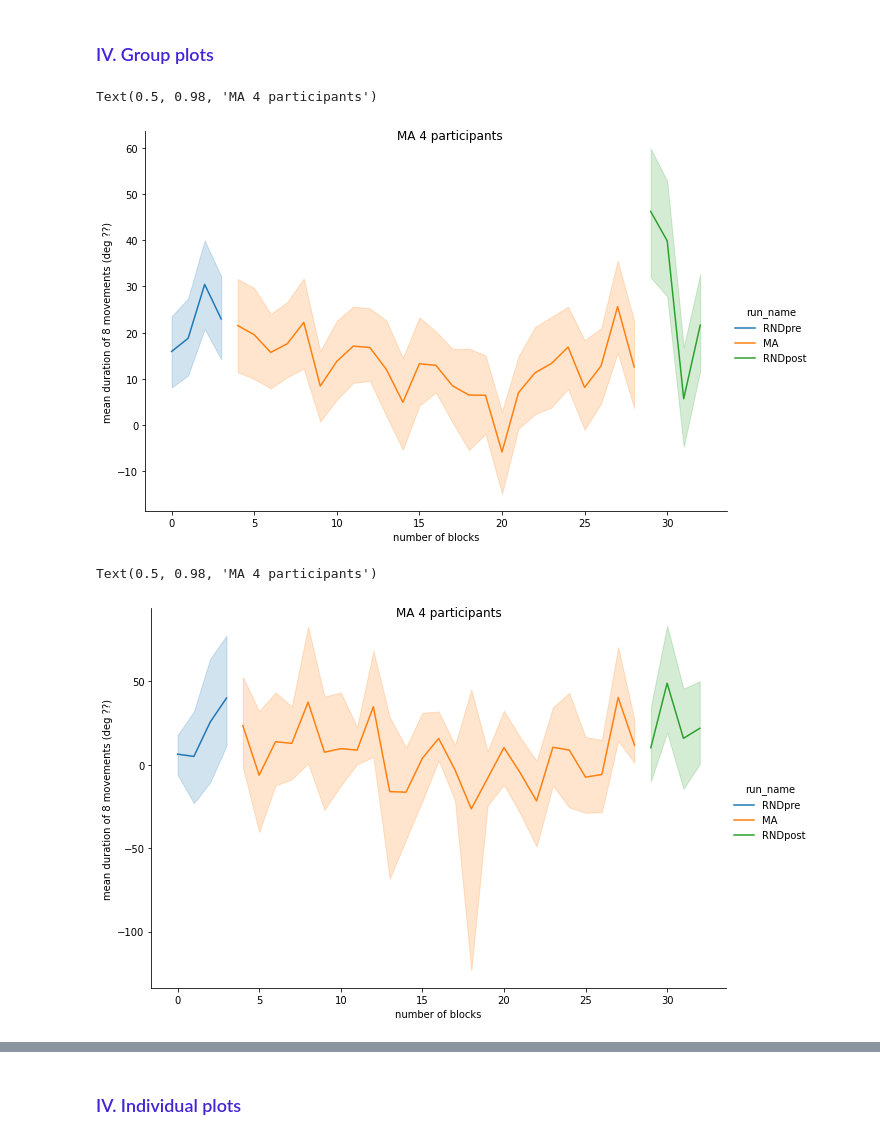
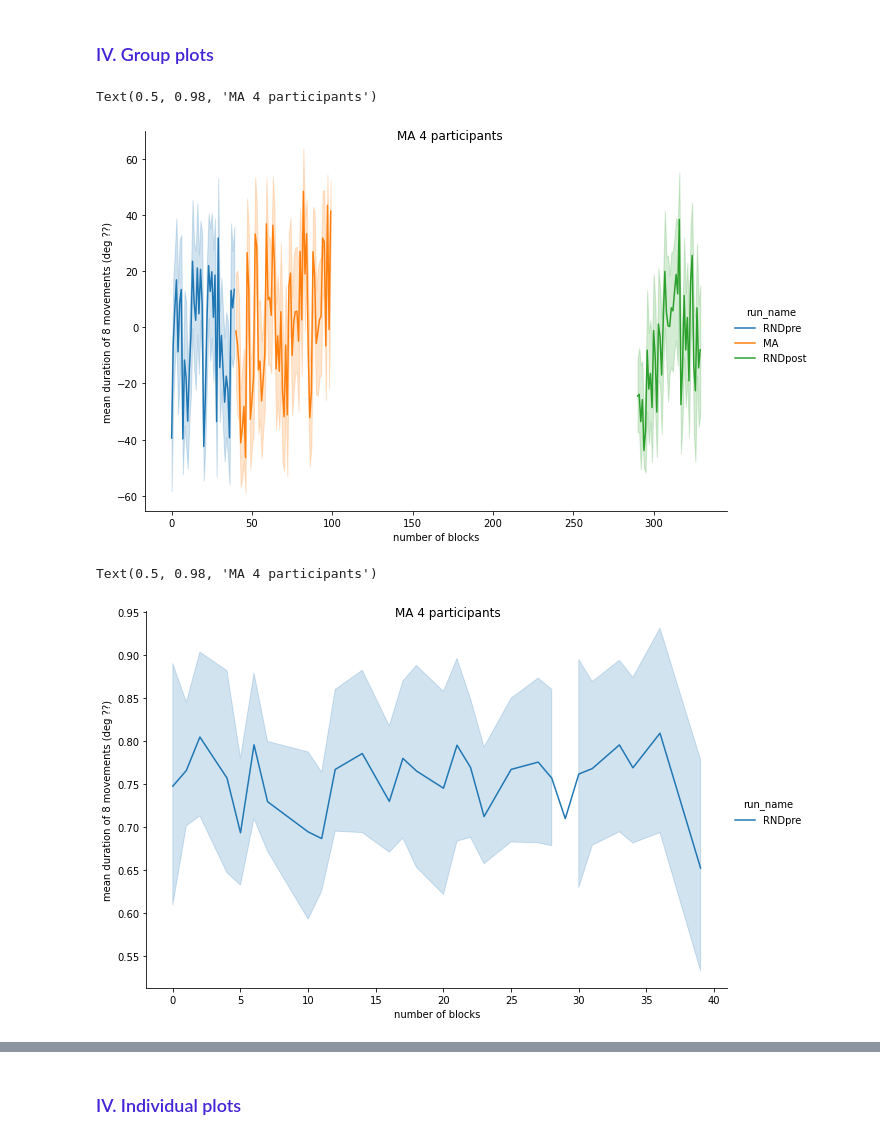
Before and after one commit to CarolineLndl/pilot_project_MAMSL_analyses, a Jupyter notebook: notebook/3_analyses.ipynb, the cells around one changed output, grey strips where cells are left out. Drawn from its saved outputs; the diff is of its cells as text; code cells hidden in the pictures.

```diff
--- a/notebook/3_analyses.ipynb
+++ b/notebook/3_analyses.ipynb
@@ -22,8 +25,10 @@ from movement_analyses import Movement_analyses
 with open('../config/config_MAMSL.json') as config_file: # the notebook should be in 'xx/notebook/' folder #config_proprio
     config = json.load(config_file) # load config file should be open first and the path inside modified
 
-config["list_subjects"]={"sub-009":{"sess01":"MA"}}#,"sub-010":{"sess01":"MA"},"sub-011":{"sess01":"MA"},"sub-012":{"sess01":"MA"}}
-config["subjects_acq"]={"sub-009":{"sess01":["RNDpre","MA","RNDpost"]}}#,"sub-010":{"sess01":["RNDpre","MA","RNDpost"]},"sub-011":{"sess01":["RNDpre","MA","RNDpost"]},"sub-012":{"sess01":["RNDpre","MA","RNDpost"]}}
+config["list_subjects"]={"sub-009":{"sess01":"MA"},"sub-010":{"sess01":"MA"},"sub-011":{"sess01":"MA"},"sub-012":{"sess01":"MA"}}
+config["subjects_acq"]={"sub-009":{"sess01":["RNDpre","MA","RNDpost"]},"sub-010":{"sess01":["RNDpre","MA","RNDpost"]},"sub-011":{"sess01":["RNDpre","MA","RNDpost"]},"sub-012":{"sess01":["RNDpre","MA","RNDpost"]}}
+config["list_subjects"]={"sub-011":{"sess01":"MA"}}
+config["subjects_acq"]={"sub-011":{"sess01":["RNDpre","MA","RNDpost"]}}
 
 mvmt_ana=Movement_analyses(config) # initialize the function
 
@@ -70,18 +174,19 @@ plt.ylim(-1, 1)
 # %%
 #loop for each subjects --------------------
 mean_bySeq_concat={}
-config["list_subjects"]={"sub-009":{"sess01":"MA"}}#,"sub-010":{"sess01":"MA"},"sub-011":{"sess01":"MA"},"sub-011":{"sess01":"MA"},"sub-012":{"sess01":"MA"}}
-config["subjects_acq"]={"sub-009":{"sess01":["RNDpre","MA","RNDpost"]}}#,"sub-010":{"sess01":["RNDpre","MA","RNDpost"]},"sub-011":{"sess01":["RNDpre","MA","RNDpost"]},"sub-012":{"sess01":["RNDpre","MA","RNDpost"]}}
-
+#config["list_subjects"]={"sub-009":{"sess01":"MA"},"sub-010":{"sess01":"MA"},"sub-011":{"sess01":"MA"},"sub-012":{"sess01":"MA"}}
+#config["subjects_acq"]={"sub-009":{"sess01":["RNDpre","MA","RNDpost"]},"sub-010":{"sess01":["RNDpre","MA","RNDpost"]},"sub-011":{"sess01":["RNDpre","MA","RNDpost"]},"sub-012":{"sess01":["RNDpre","MA","RNDpost"]}}
+config["list_subjects"]={"sub-011":{"sess01":"MA"}}
+config["subjects_acq"]={"sub-011":{"sess01":["RNDpre","MA","RNDpost"]}}
 for subject_name in config["list_subjects"]:
 
     mean_bySeq_concat[subject_name]={}
     for sess_nb in range(0,len(config["list_subjects"][subject_name])):
         sess=config["list_subjects"][subject_name]["sess0" + str(sess_nb+1)] # name of the session for that participant
 
-        mean_bySeq_concat[subject_name][sess]=pd.concat([trialKin[subject_name][sess]["RNDpre"][trialKin[subject_name][sess]["RNDpre"]["remove_seq"]==0],
-                                                         trialKin[subject_name][sess][config["list_subjects"][subject_name]["sess0" + str(sess_nb+1)]][trialKin[subject_name][sess][config["list_subjects"][subject_name]["sess0" + str(sess_nb+1)]]["remove_seq"]==0],
-                                                         trialKin[subject_name][sess]["RNDpost"][trialKin[subject_name][sess]["RNDpost"]["remove_seq"]==0]])
+        mean_bySeq_concat[subject_name][sess]=pd.concat([trialKin[subject_name][sess]["RNDpre"]])#,
+                                                         #trialKin[subject_name][sess][config["list_subjects"][subject_name]["sess0" + str(sess_nb+1)]],
+                                                         #trialKin[subject_name][sess]["RNDpost"]])
 
         # Reset the index
         mean_bySeq_concat[subject_name][sess]= mean_bySeq_concat[subject_name][sess].reset_index(drop=True)
@@ -105,21 +210,22 @@ mean_bySeqbyMA_concat=mean_bySeqbyMA_concat.reset_index(drop=True)
 ### <font color=#4424D6> IV. Group plots </font >
 # %%
 import seaborn as sns
+df=mean_bySeqbyMA_concat[mean_bySeqbyMA_concat["block"]<=5]
+plot=sns.relplot(x="seqRun", y="lineDev_vel",hue="run_name",data=df,kind="line", height=6, aspect=1.5)
 
-plot=sns.relplot(x="blockRun", y="lineDev_vel",hue="run_name",data=mean_bySeqbyMA_concat,kind="line", height=6, aspect=1.5)
 plot.set_axis_labels('number of blocks', 'mean duration of 8 movements (deg ??)')
 plot.fig.suptitle('MA 4 participants')
 #plt.ylim(1, 5)  # Set the y-axis limits from 0 to 10
 # %% [output]
 Text(0.5, 0.98, 'MA 4 participants')
-[figure, old version]
+[figure, new version]
 # %%
 import seaborn as sns
-
-plot=sns.relplot(x="blockRun", y="lineDev_vel",hue="run_name",data=mean_bySeq_concat["sub-009"]["MA"],kind="line", height=6, aspect=1.5)
+#lineDev_vel #
+plot=sns.relplot(x="seqRun", y="dirDist",hue="run_name",data=mean_bySeq_concat["sub-011"]["MA"],kind="line", height=6, aspect=1.5)
 plot.set_axis_labels('number of blocks', 'mean duration of 8 movements (deg ??)')
 plot.fig.suptitle('MA 4 participants')
 #plt.ylim(1, 5)  # Set the y-axis limits from 0 to 10
 # %% [output]
 Text(0.5, 0.98, 'MA 4 participants')
-[figure, old version]
+[figure, new version]
```
Also changed, not shown: parts of 14 cells of this notebook, 7 other files.
